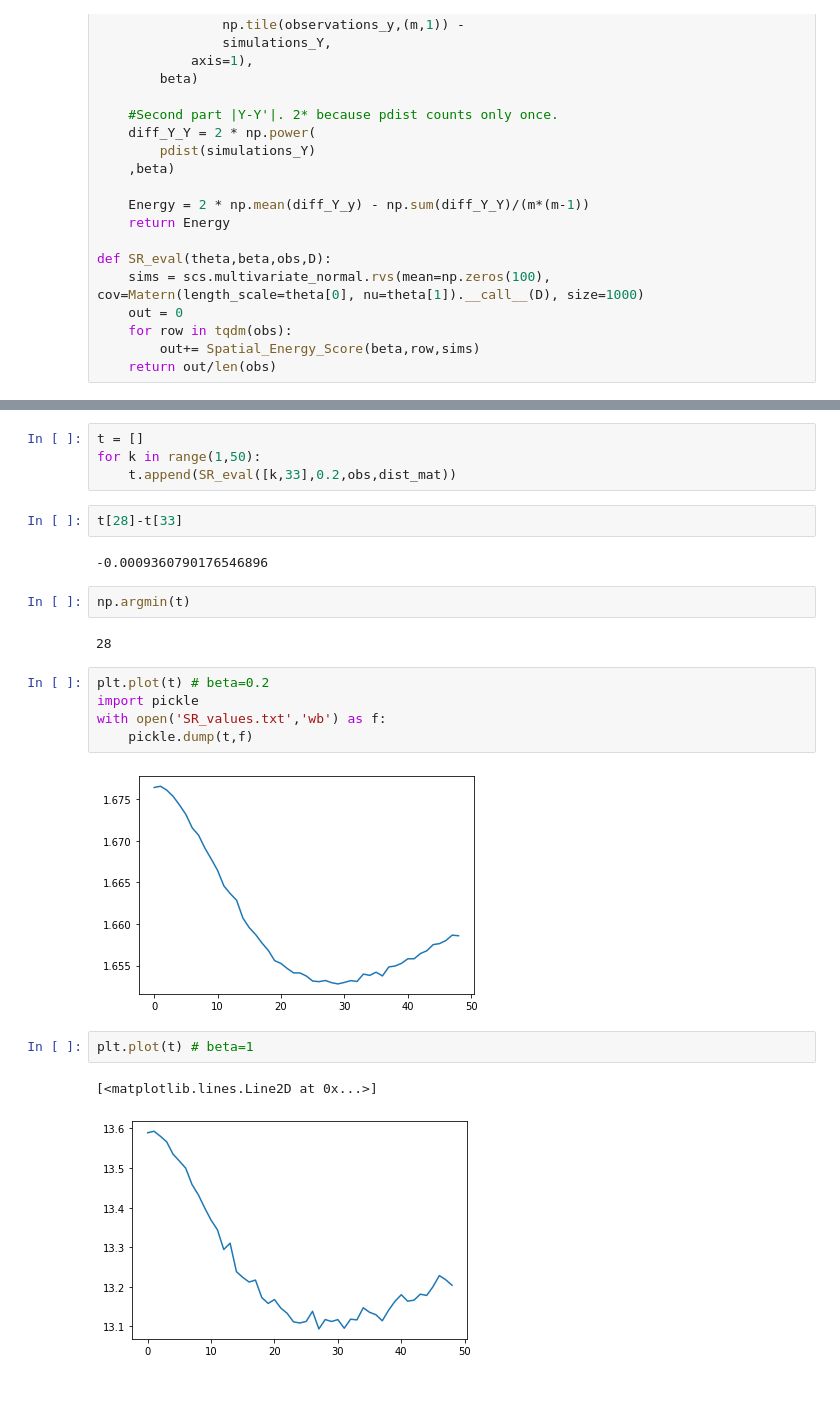
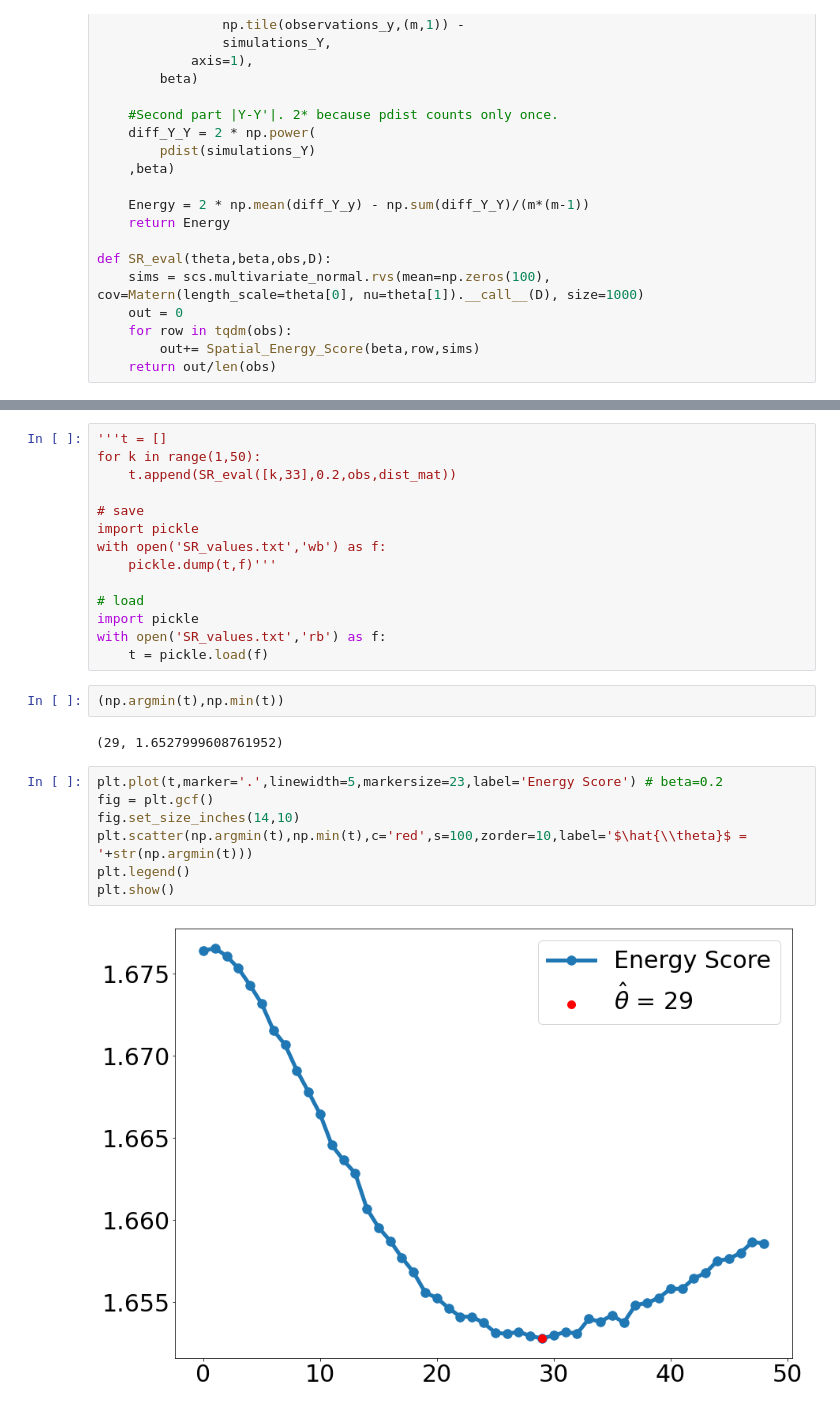
Before and after one commit to Huk-David/ST-912-essays, a Jupyter notebook: Copula via SR/Copulas_via_SR.ipynb, the cells around one changed output, grey strips where cells are left out. Saved outputs shown, nothing was run; the diff lists cells and outputs as text.

```diff
--- a/Copula via SR/Copulas_via_SR.ipynb
+++ b/Copula via SR/Copulas_via_SR.ipynb
@@ -109,24 +113,27 @@ SR_eval([33,33],1,obs[:500],dist_mat)
 # %%
-t = []
+'''t = []
 for k in range(1,50):
     t.append(SR_eval([k,33],0.2,obs,dist_mat))
+
+# save
+import pickle
+with open('SR_values.txt','wb') as f:
+    pickle.dump(t,f)'''
+
+# load
+import pickle
+with open('SR_values.txt','rb') as f:
+    t = pickle.load(f)
-# %%
-t[28]-t[33]
-# %% [output]
--0.0009360790176546896
-# %%
-np.argmin(t)
-# %% [output]
-28
-# %%
-plt.plot(t) # beta=0.2
-import pickle
-with open('SR_values.txt','wb') as f:
-    pickle.dump(t,f)
-# %% [output]
-[figure, removed]
-# %%
-plt.plot(t) # beta=1
-# %% [output]
-[<matplotlib.lines.Line2D at 0x...>]
-[figure, removed]
+# %%
+(np.argmin(t),np.min(t))
+# %% [output]
+(29, 1.6527999608761952)
+# %%
+plt.plot(t,marker='.',linewidth=5,markersize=23,label='Energy Score') # beta=0.2
+fig = plt.gcf()
+fig.set_size_inches(14,10)
+plt.scatter(np.argmin(t),np.min(t),c='red',s=100,zorder=10,label='$\hat{\\theta}$ = '+str(np.argmin(t)))
+plt.legend()
+plt.show()
+# %% [output]
+[figure, added]
```
Also changed, not shown: parts of 5 cells of this notebook, 1 other file.
